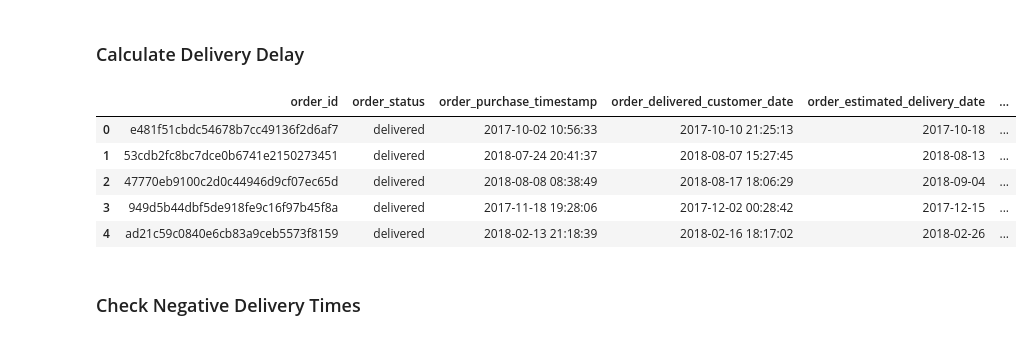
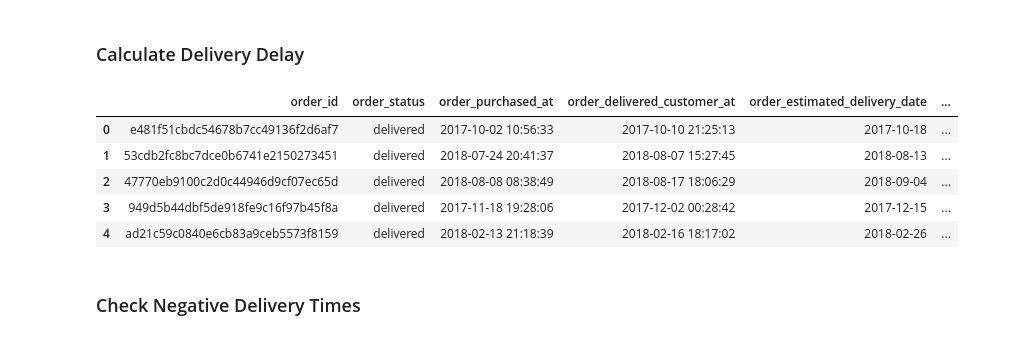
Before and after one commit to tuyettran15999/ecommerce_delivery_time, a Jupyter notebook: code/data_preparation.ipynb, the cells around one changed output. Saved outputs shown, nothing was run; the diff lists cells and outputs as text; code cells hidden in the pictures.

```diff
--- a/code/data_preparation.ipynb
+++ b/code/data_preparation.ipynb
@@ -628,9 +635,9 @@ item_summary = copy["order_items"].groupby(
 # %%
 # Calculate total order value
 item_summary["total_order_value"] = (
-    item_summary["item_total"]
-    + item_summary["freight_total"]
-)
+    item_summary["item_value"]
+    + item_summary["shipping_fee"]
+).round(2)
 
 item_summary.head()
 # %% [output]
@@ -884,10 +893,10 @@ memory usage: 38.1 MB
 ### Calculate Delivery Time
 # %%
 date_columns = [
-    "order_purchase_timestamp",
+    "order_purchased_at",
     "order_approved_at",
-    "order_delivered_carrier_date",
-    "order_delivered_customer_date",
+    "order_delivered_carrier_at",
+    "order_delivered_customer_at",
     "order_estimated_delivery_date"
 ]
 
@@ -898,28 +907,28 @@ for col in date_columns:
     )
 # %%
 orders_merged["delivery_time_days"] = (
-    orders_merged["order_delivered_customer_date"]
-    - orders_merged["order_purchase_timestamp"]
+    orders_merged["order_delivered_customer_at"]
+    - orders_merged["order_purchased_at"]
 ).dt.total_seconds() / 86400
 # %% [markdown]
 ### Calculate Delivery Delay
 # %%
 orders_merged["delivery_delay_days"] = (
-    orders_merged["order_delivered_customer_date"].dt.normalize()
+    orders_merged["order_delivered_customer_at"].dt.normalize()
     - orders_merged["order_estimated_delivery_date"].dt.normalize()
 ).dt.days
 # %%
 orders_merged[[
     "order_id",
     "order_status",
-    "order_purchase_timestamp",
-    "order_delivered_customer_date",
+    "order_purchased_at",
+    "order_delivered_customer_at",
     "order_estimated_delivery_date",
     "delivery_time_days",
     "delivery_delay_days"
 ]].head()
 # %% [output]
-|  | order_id | order_status | order_purchase_timestamp | order_delivered_customer_date | order_estimated_delivery_date | ... |
+|  | order_id | order_status | order_purchased_at | order_delivered_customer_at | order_estimated_delivery_date | ... |
 | 0 | e481f51cbdc54678b7cc49136f2d6af7 | delivered | 2017-10-02 10:56:33 | 2017-10-10 21:25:13 | 2017-10-18 | ... |
 | 1 | 53cdb2fc8bc7dce0b6741e2150273451 | delivered | 2018-07-24 20:41:37 | 2018-08-07 15:27:45 | 2018-08-13 | ... |
 | 2 | 47770eb9100c2d0c44946d9cf07ec65d | delivered | 2018-08-08 08:38:49 | 2018-08-17 18:06:29 | 2018-09-04 | ... |
```
Also changed, not shown: parts of 36 cells of this notebook, 4 other files.
